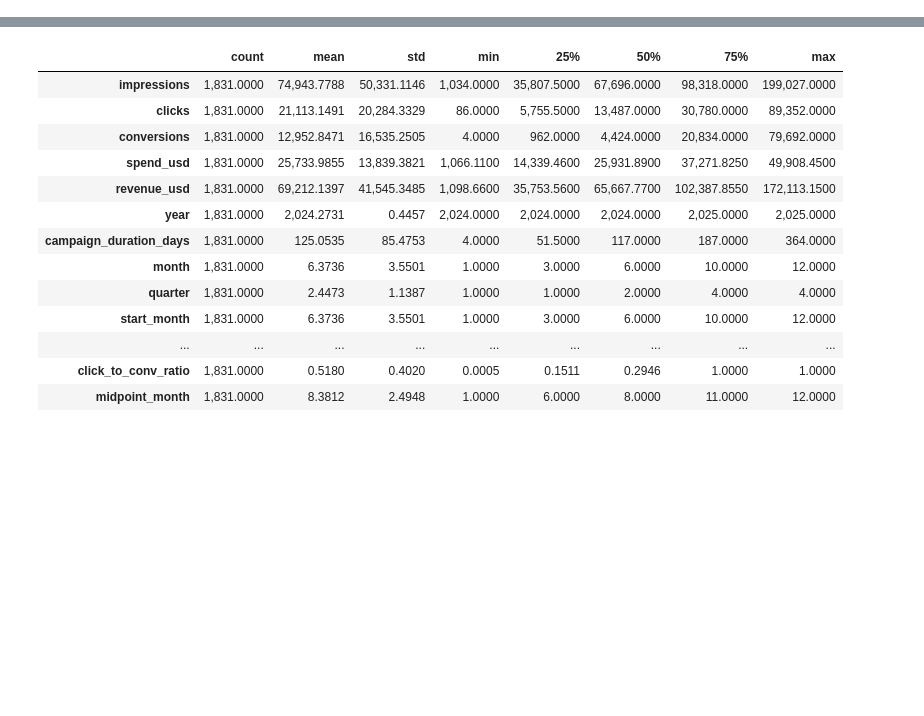
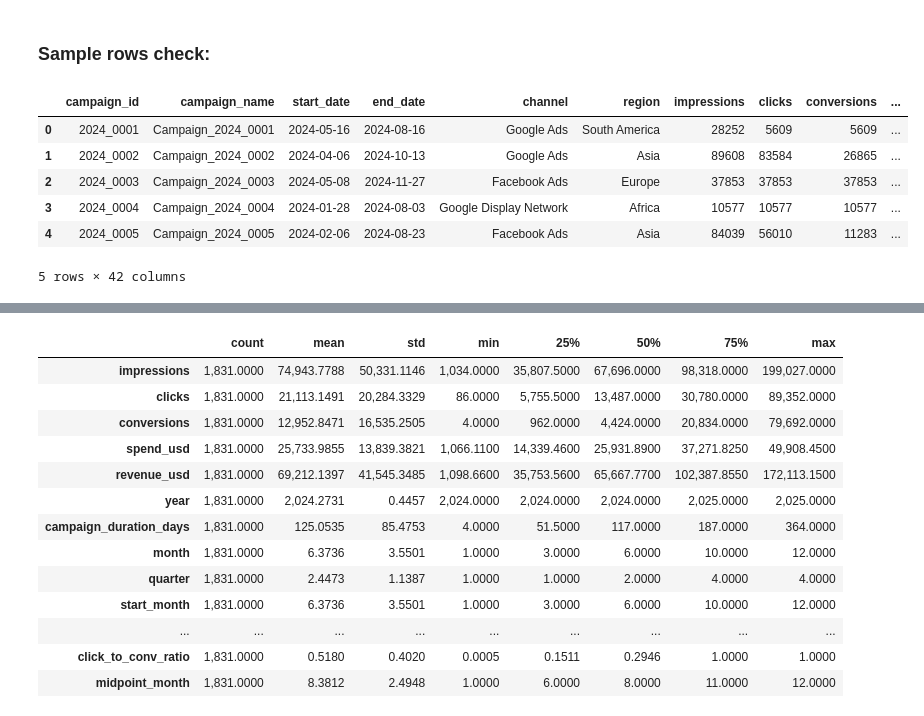
Before and after one commit to Playful-Cloud/Marketing_Campaign_Analysis_and_Optimization, a Jupyter notebook: notebooks/05_EDA.ipynb, the cells around one changed output, grey strips where cells are left out. Saved outputs shown, nothing was run; the diff lists cells and outputs as text; code cells hidden in the pictures; blank space fills up the shorter version.

```diff
--- a/notebooks/05_EDA.ipynb
+++ b/notebooks/05_EDA.ipynb
@@ -68,0 +107,13 @@ df = pd.read_csv("../data/processed/marketing_campaign_2024_2025_processed.csv")
+# %% [markdown]
+### Sample rows check:
+# %%
+# sample rows lead
+df.head()
+# %% [output]
+|  | campaign_id | campaign_name | start_date | end_date | channel | region | impressions | clicks | conversions | ... |
+| 0 | 2024_0001 | Campaign_2024_0001 | 2024-05-16 | 2024-08-16 | Google Ads | South America | 28252 | 5609 | 5609 | ... |
+| 1 | 2024_0002 | Campaign_2024_0002 | 2024-04-06 | 2024-10-13 | Google Ads | Asia | 89608 | 83584 | 26865 | ... |
+| 2 | 2024_0003 | Campaign_2024_0003 | 2024-05-08 | 2024-11-27 | Facebook Ads | Europe | 37853 | 37853 | 37853 | ... |
+| 3 | 2024_0004 | Campaign_2024_0004 | 2024-01-28 | 2024-08-03 | Google Display Network | Africa | 10577 | 10577 | 10577 | ... |
+| 4 | 2024_0005 | Campaign_2024_0005 | 2024-02-06 | 2024-08-23 | Facebook Ads | Asia | 84039 | 56010 | 11283 | ... |
+5 rows × 42 columns
```
Also changed, not shown: parts of 40 cells of this notebook, 2 other files.
